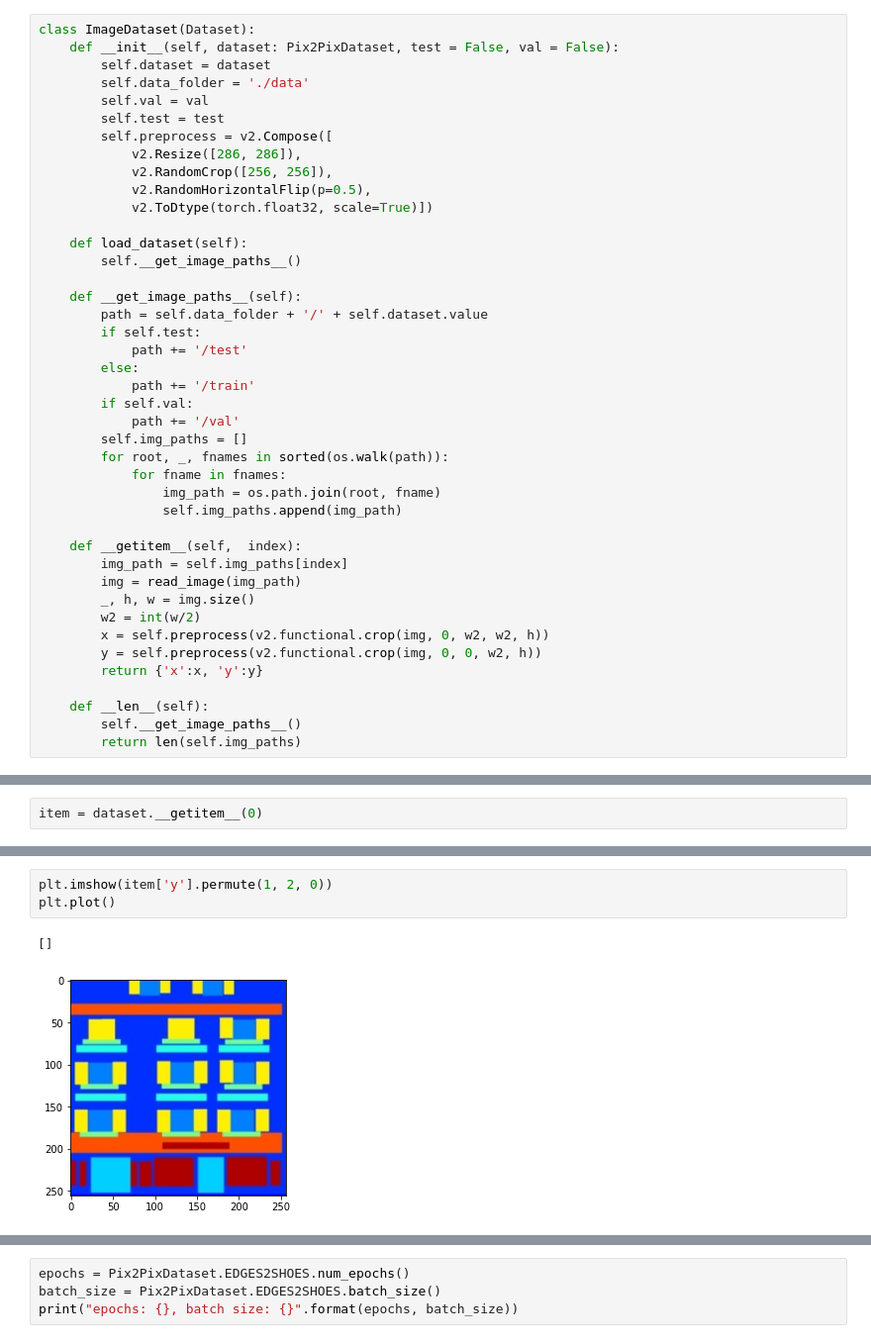
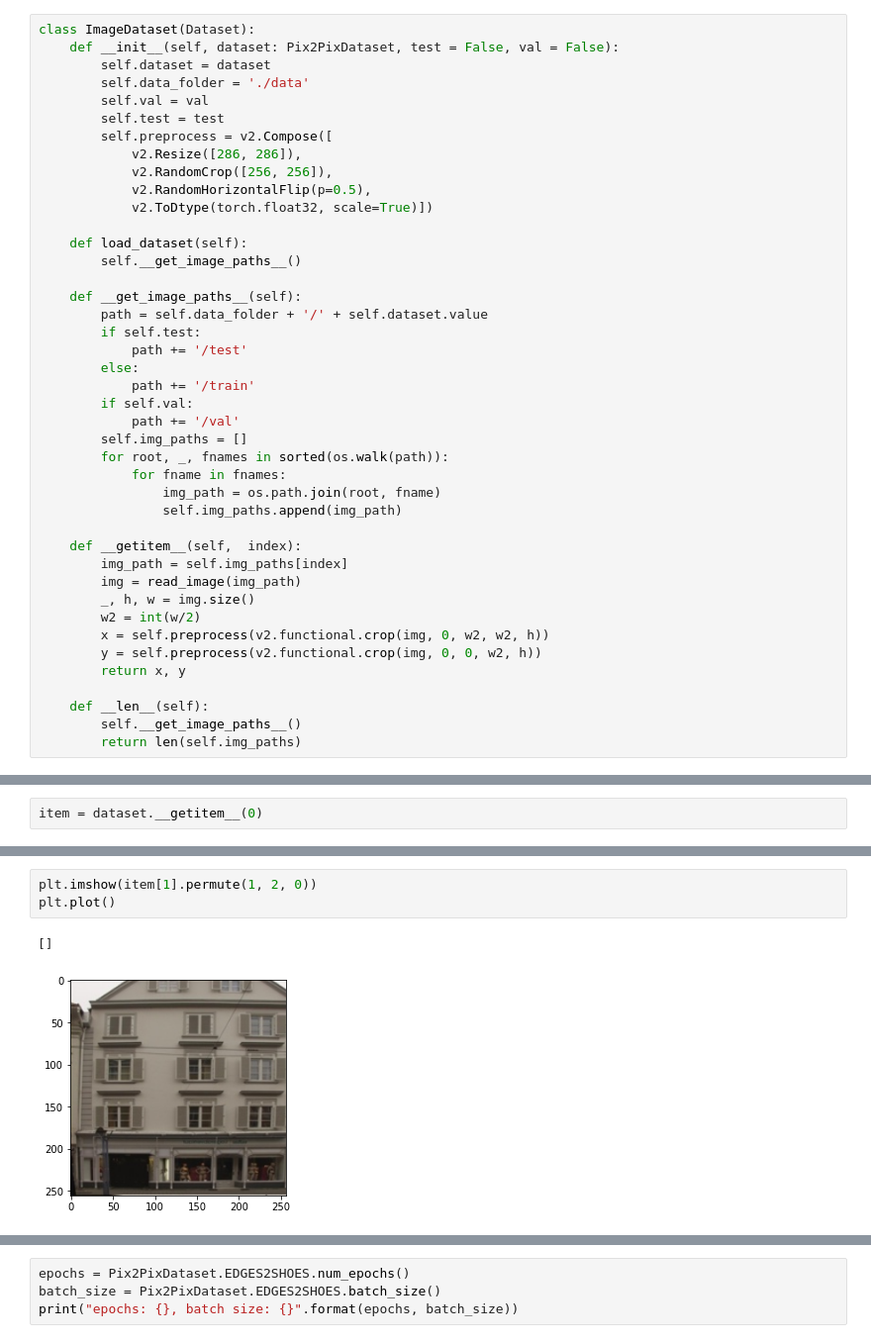
Before and after one commit to marijal74/ml_pix2pix, a Jupyter notebook: process_data.ipynb, the cells around one changed output, grey strips where cells are left out. Shown at 99% size. Saved outputs shown, nothing was run; the diff lists cells and outputs as text.

```diff
--- a/process_data.ipynb
+++ b/process_data.ipynb
@@ -112,7 +112,7 @@ class ImageDataset(Dataset):
         w2 = int(w/2)
         x = self.preprocess(v2.functional.crop(img, 0, w2, w2, h))
         y = self.preprocess(v2.functional.crop(img, 0, 0, w2, h))
-        return {'x':x, 'y':y}
+        return x, y
 
     def __len__(self):
         self.__get_image_paths__()
@@ -135,9 +133,9 @@ plt.plot()
 # %%
-plt.imshow(item['y'].permute(1, 2, 0))
+plt.imshow(item[1].permute(1, 2, 0))
 plt.plot()
 # %% [output]
 []
-[figure, old version]
+[figure, new version]
 # %%
 plt.imshow(dataset.preprocess(item['x']).permute(1, 2, 0))
 plt.plot()
```
Also changed, not shown: parts of 7 cells of this notebook, 1 other file.
